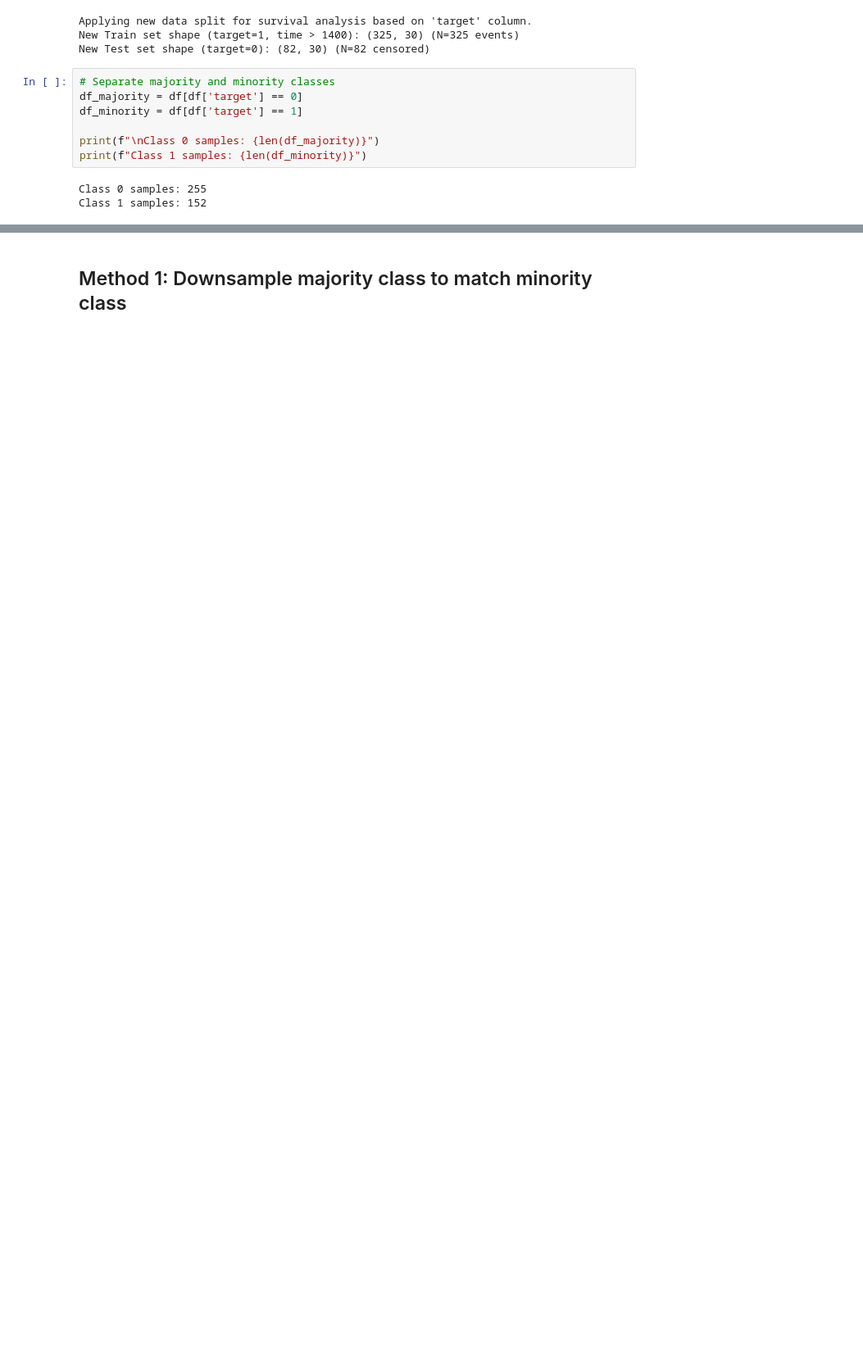
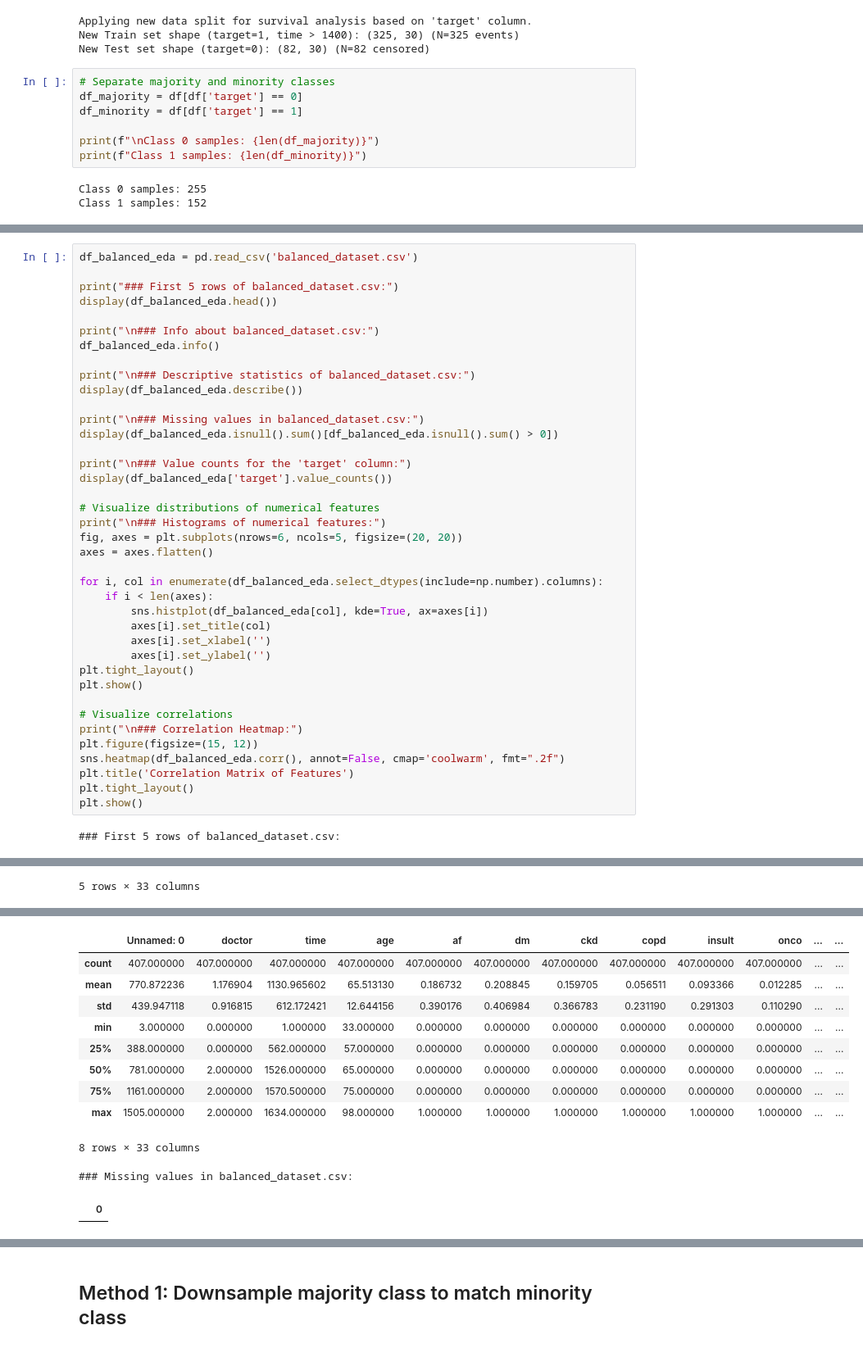
Before and after one commit to D2718281828nis/BioMedAI-Heart-Desease-LifeTime-Forecast, a Jupyter notebook: Survival-function-analysys.ipynb, the cells around one changed output, grey strips where cells are left out. Shown at 82% size. Drawn from its saved outputs; the diff is of its cells as text; blank space fills up the shorter version.

```diff
--- a/Survival-function-analysys.ipynb
+++ b/Survival-function-analysys.ipynb
@@ -184,0 +187,41 @@ Class 1 samples: 152
+# %%
+df_balanced_eda = pd.read_csv('balanced_dataset.csv')
+
+print("### First 5 rows of balanced_dataset.csv:")
+display(df_balanced_eda.head())
+
+print("\n### Info about balanced_dataset.csv:")
+df_balanced_eda.info()
+
+print("\n### Descriptive statistics of balanced_dataset.csv:")
+display(df_balanced_eda.describe())
+
+print("\n### Missing values in balanced_dataset.csv:")
+display(df_balanced_eda.isnull().sum()[df_balanced_eda.isnull().sum() > 0])
+
+print("\n### Value counts for the 'target' column:")
+display(df_balanced_eda['target'].value_counts())
+
+# Visualize distributions of numerical features
+print("\n### Histograms of numerical features:")
+fig, axes = plt.subplots(nrows=6, ncols=5, figsize=(20, 20))
+axes = axes.flatten()
+
+for i, col in enumerate(df_balanced_eda.select_dtypes(include=np.number).columns):
+    if i < len(axes):
+        sns.histplot(df_balanced_eda[col], kde=True, ax=axes[i])
+        axes[i].set_title(col)
+        axes[i].set_xlabel('')
+        axes[i].set_ylabel('')
+plt.tight_layout()
+plt.show()
+
+# Visualize correlations
+print("\n### Correlation Heatmap:")
+plt.figure(figsize=(15, 12))
+sns.heatmap(df_balanced_eda.corr(), annot=False, cmap='coolwarm', fmt=".2f")
+plt.title('Correlation Matrix of Features')
+plt.tight_layout()
+plt.show()
+# %% [output]
+### First 5 rows of balanced_dataset.csv:
@@ -184,0 +234 @@ Class 1 samples: 152
+5 rows × 33 columns
@@ -184,0 +252,12 @@ Class 1 samples: 152
+|  | Unnamed: 0 | doctor | time | age | af | dm | ckd | copd | insult | onco | ... | ... |
+| count | 407.000000 | 407.000000 | 407.000000 | 407.000000 | 407.000000 | 407.000000 | 407.000000 | 407.000000 | 407.000000 | 407.000000 | ... | ... |
+| mean | 770.872236 | 1.176904 | 1130.965602 | 65.513130 | 0.186732 | 0.208845 | 0.159705 | 0.056511 | 0.093366 | 0.012285 | ... | ... |
+| std | 439.947118 | 0.916815 | 612.172421 | 12.644156 | 0.390176 | 0.406984 | 0.366783 | 0.231190 | 0.291303 | 0.110290 | ... | ... |
+| min | 3.000000 | 0.000000 | 1.000000 | 33.000000 | 0.000000 | 0.000000 | 0.000000 | 0.000000 | 0.000000 | 0.000000 | ... | ... |
+| 25% | 388.000000 | 0.000000 | 562.000000 | 57.000000 | 0.000000 | 0.000000 | 0.000000 | 0.000000 | 0.000000 | 0.000000 | ... | ... |
+| 50% | 781.000000 | 2.000000 | 1526.000000 | 65.000000 | 0.000000 | 0.000000 | 0.000000 | 0.000000 | 0.000000 | 0.000000 | ... | ... |
+| 75% | 1161.000000 | 2.000000 | 1570.500000 | 75.000000 | 0.000000 | 0.000000 | 0.000000 | 0.000000 | 0.000000 | 0.000000 | ... | ... |
+| max | 1505.000000 | 2.000000 | 1634.000000 | 98.000000 | 1.000000 | 1.000000 | 1.000000 | 1.000000 | 1.000000 | 1.000000 | ... | ... |
+8 rows × 33 columns
+### Missing values in balanced_dataset.csv:
+|  | 0 |
```
Also changed, not shown: parts of 11 cells of this notebook.
